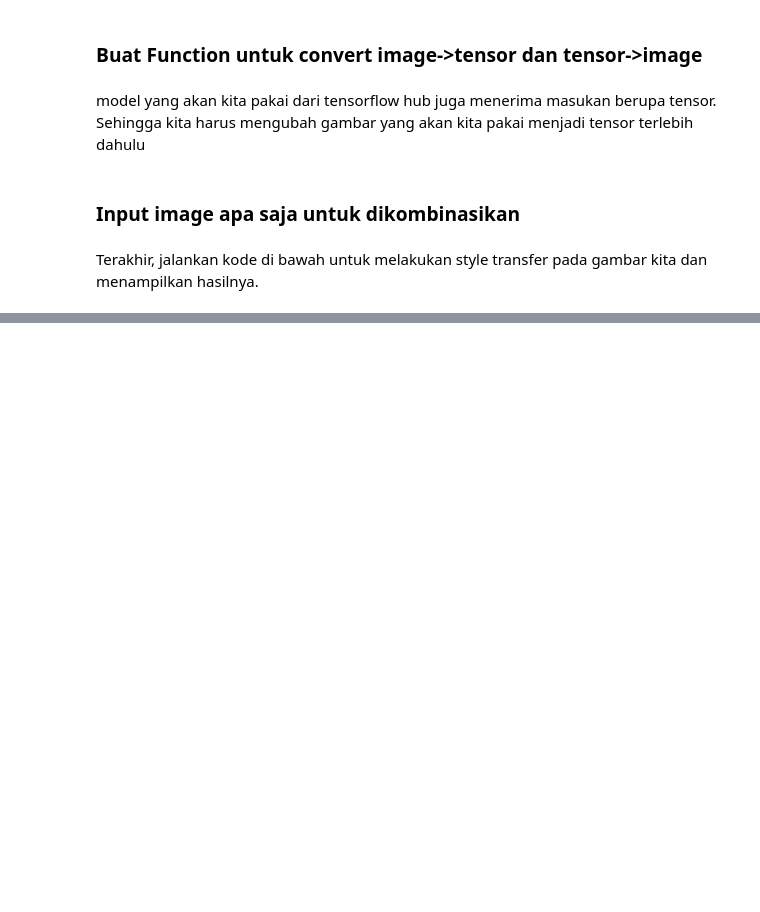
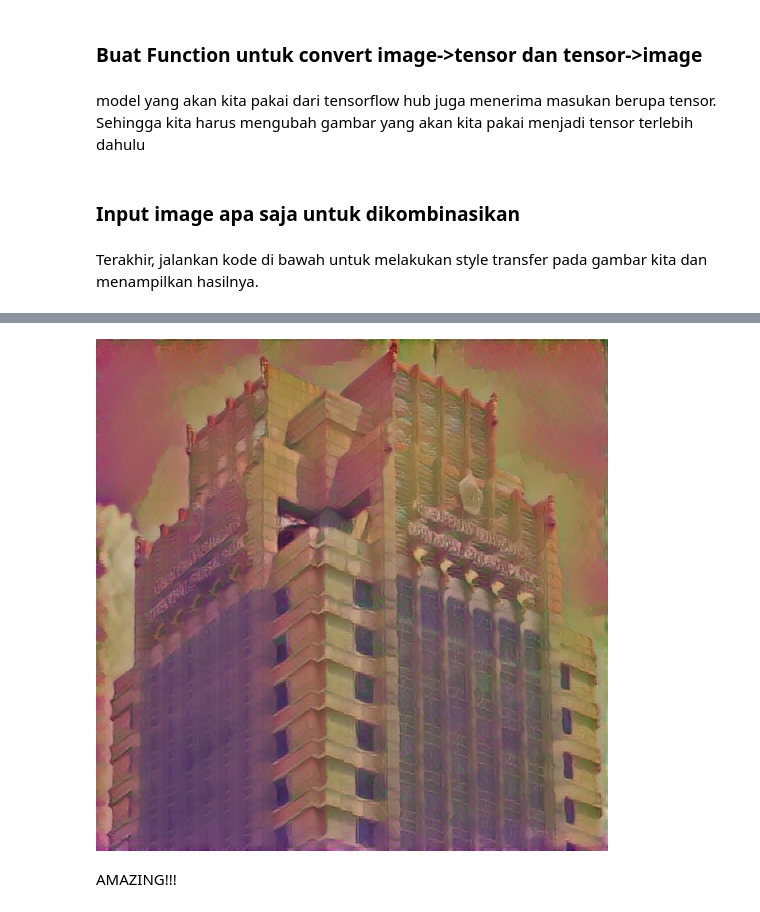
Before and after one commit to Gengsu07/ML_DICODING, a Jupyter notebook: TF_styleTransfer.ipynb, the cells around one changed output, grey strips where cells are left out. Drawn from its saved outputs; the diff is of its cells as text; code cells hidden in the pictures; blank space fills up the shorter version.

```diff
--- a/TF_styleTransfer.ipynb
+++ b/TF_styleTransfer.ipynb
@@ -5,7 +12,7 @@ import numpy as np
 ### Buat Function untuk convert image->tensor dan tensor->image
 # %%
 def tensor_to_img(tensor):
-    tensot = tensor*255
+    tensor = tensor*255
     tensor = np.array(tensor, dtype = np.uint8)
     if np.ndim(tensor)>3:
         assert tensor.shape[0] == 1
@@ -26,8 +33,8 @@ def img_to_tensor(path_img):
 # %% [markdown]
 ### Input image apa saja untuk dikombinasikan
 # %%
-djp_tensor = img_to_tensor('datasets/djp.jpg')
-style_tensor = img_to_tensor('datasets/smoke_sky.jpg')
+djp_tensor = img_to_tensor('/content/drive/MyDrive/DATASET/djp.jpg')
+style_tensor = img_to_tensor('/content/drive/MyDrive/DATASET/smoke_sky.jpg')
 # %% [markdown]
 Terakhir, jalankan kode di bawah untuk melakukan style transfer pada gambar kita dan menampilkan hasilnya.
 # %%
@@ -61,2 +45,8 @@ hint: See above for output from the failure.
 # %%
 styled_image = hub_module(tf.constant(djp_tensor), tf.constant(style_tensor))[0]
+# %%
+tensor_to_img(styled_image)
+# %% [output]
+[figure, added]
+# %% [markdown]
+AMAZING!!!
```
Also changed, not shown: parts of 4 cells of this notebook.
